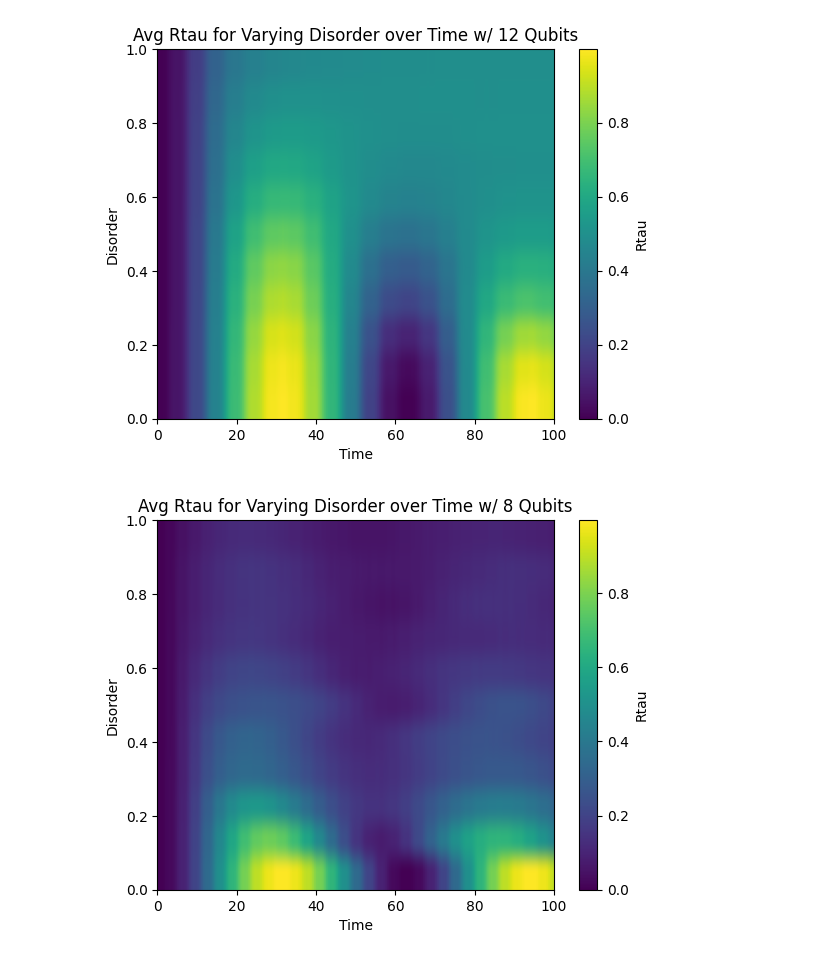
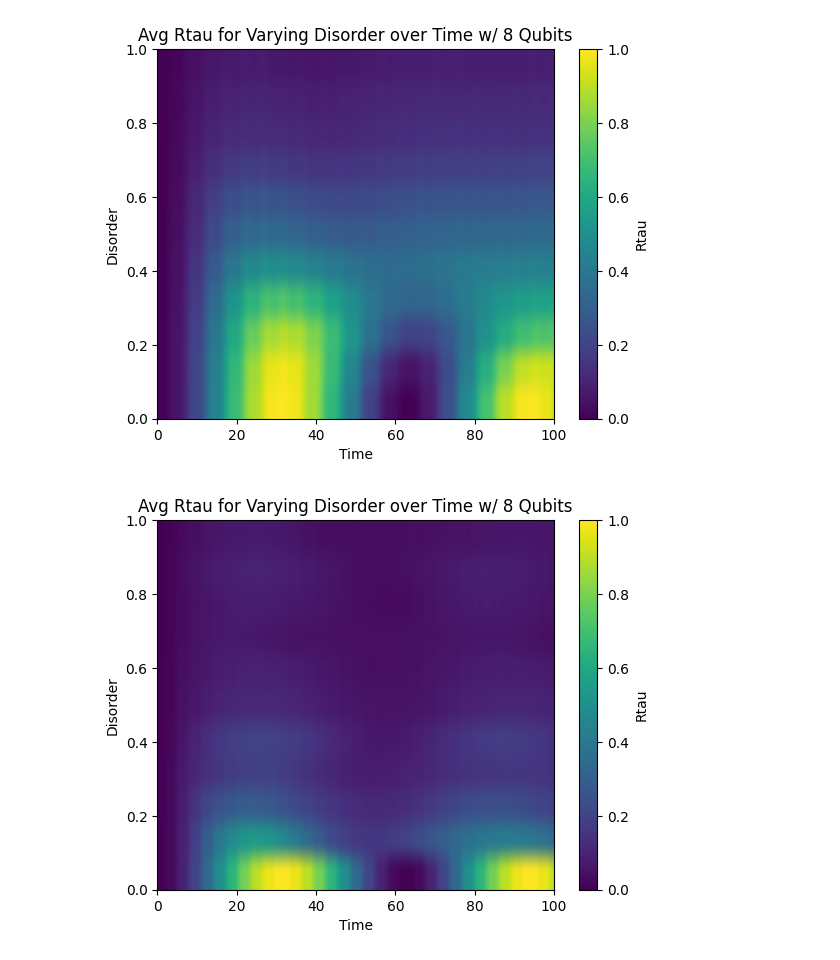
Before and after one commit to Idden/Quantum-Internship, a Jupyter notebook: Quantum_Batteries_Scars/disorder_tests/test3.ipynb, the cells around one changed output. Saved outputs shown, nothing was run; the diff lists cells and outputs as text; code cells hidden in the pictures.

```diff
--- a/Quantum_Batteries_Scars/disorder_tests/test3.ipynb
+++ b/Quantum_Batteries_Scars/disorder_tests/test3.ipynb
@@ -6,91 +6,63 @@ from quantumScarFunctions import *
 # %%
 wd = 0.642570281124498
 wm = 1.0
-tau = 100
-tlist = np.linspace(0, tau, 200)
-N = 12
+tlist = np.linspace(0, 100, 200)
+N = 8
 dlist = np.linspace(0, 1, 11)
 # %%
-avgRtau_imshow = []
-H0, H1, eigenvalues, eigenstates, psi0, basisList = get_scar_ham(N)
-basisLen = len(basisList)
-
+densityAvgRtau_scar = []
 for d in dlist:
     scar_dR = []
-    for _ in range(10):
-        diag_vals = np.random.uniform(-d, d, basisLen)
-        diag_vals -= np.mean(diag_vals)
-        diagLocation = list(range(basisLen))
-        H_anharm = csr_matrix((diag_vals, (diagLocation, diagLocation)), shape=(basisLen, basisLen))
-        H_anharm = qt.Qobj(H_anharm)
+    for _ in range(200):
+        H0, H1, eigenvalues, eigenstates, psi0, basisList = get_scar_ham(N, disorder=True, detuning=d, random_seed=True)
+        args = {"A": 0.1, "omega": wd}
+        H = qt.QobjEvo([H0, [H1, coeff]], args=args)
+        psi_t = qt.sesolve(H, eigenstates[0], tlist, e_ops=[H0])
+        Rtau = np.real(psi_t.expect[0] - psi_t.expect[0][0]) / (eigenvalues[-1] - eigenvalues[0])
+        scar_dR.append(Rtau)
 
-        Hscar = H0 + H_anharm
-        deigvals, deigstates = Hscar.eigenstates()
-        band = deigvals[-1] - deigvals[0]
+    scar_dR = np.array(scar_dR)
+    densityAvgRtau_scar.append(np.mean(scar_dR, axis=0))
 
-        args = {"A": 0.1, "omega": wd}
-        H = qt.QobjEvo([Hscar, [H1, coeff]], args=args)
-        psi_t = qt.sesolve(H, deigstates[0], tlist)
-
-        # eq 2.3
-        temp = []
-        H00 = psi_t.states[0].dag() * Hscar * psi_t.states[0]
-        for states in psi_t.states:
-            H0tau = states.dag() * Hscar * states
-            Etau = H0tau - H00
-            temp.append(Etau.real)
-        temp = np.array(temp)
-        scar_dR.append(temp / band)
-    scar_dR = np.array(scar_dR)
-    avgRtau_imshow.append(np.mean(scar_dR, axis=0))
-
-plt.imshow(avgRtau_imshow,
+plt.imshow(densityAvgRtau_scar,
            extent=[tlist.min(), tlist.max(), dlist.min(), dlist.max()],
            origin='lower',
            aspect='auto',
-           cmap='viridis')
+           cmap='viridis', vmin=0, vmax=1)
 plt.colorbar(label="Rtau")
 plt.title(f"Avg Rtau for Varying Disorder over Time w/ {N} Qubits")
 plt.ylabel("Disorder")
 plt.xlabel("Time")
 plt.show()
 # %% [output]
-[figure, old version]
+[figure, new version]
 # %%
-qN = 8
-avgRtau_imshow = []
+densityAvgRtau_qubit = []
 for d in dlist:
     qubit_dR = []
     for _ in range(25):
-        qH0, qH1, wm = get_random_qubit_ham(qN, detuning=d, wm=wm)
+        qH0, qH1, wm = get_qubit_ham(N, wm=1.0, disorder=True, detuning=d, random_seed=True)
         qeigvals, qeigstates = qH0.eigenstates()
         qband = qeigvals[-1] - qeigvals[0]
 
         qargs = {"A": 0.1, "omega": wm}
         qH = qt.QobjEvo([qH0, [qH1, coeff]], args=qargs)
-        qpsi_t = qt.sesolve(qH, qeigstates[0], tlist)
+        qpsi_t = qt.sesolve(qH, qeigstates[0], tlist, e_ops=[qH0])
+        qRtau = np.real(qpsi_t.expect[0] - qpsi_t.expect[0][0]) / qband
+        qubit_dR.append(qRtau)
 
-        # eq 2.3
-        temp = []
-        H00 = qpsi_t.states[0].dag() * qH0 * qpsi_t.states[0]
-        for states in qpsi_t.states:
-            H0tau = states.dag() * qH0 * states
-            Etau = H0tau - H00
-            temp.append(Etau.real)
-        temp = np.array(temp)
-        qubit_dR.append(temp / qband)
     qubit_dR = np.array(qubit_dR)
-    avgRtau_imshow.append(np.mean(qubit_dR, axis=0))
+    densityAvgRtau_qubit.append(np.mean(qubit_dR, axis=0))
 
-plt.imshow(avgRtau_imshow,
+plt.imshow(densityAvgRtau_qubit,
            extent=[tlist.min(), tlist.max(), dlist.min(), dlist.max()],
            origin='lower',
            aspect='auto',
-           cmap='viridis')
+           cmap='viridis', vmin=0, vmax=1)
 plt.colorbar(label="Rtau")
-plt.title(f"Avg Rtau for Varying Disorder over Time w/ {qN} Qubits")
+plt.title(f"Avg Rtau for Varying Disorder over Time w/ {N} Qubits")
 plt.ylabel("Disorder")
 plt.xlabel("Time")
 plt.show()
 # %% [output]
-[figure, old version]
+[figure, new version]
```
Also changed, not shown: 3 other files.
